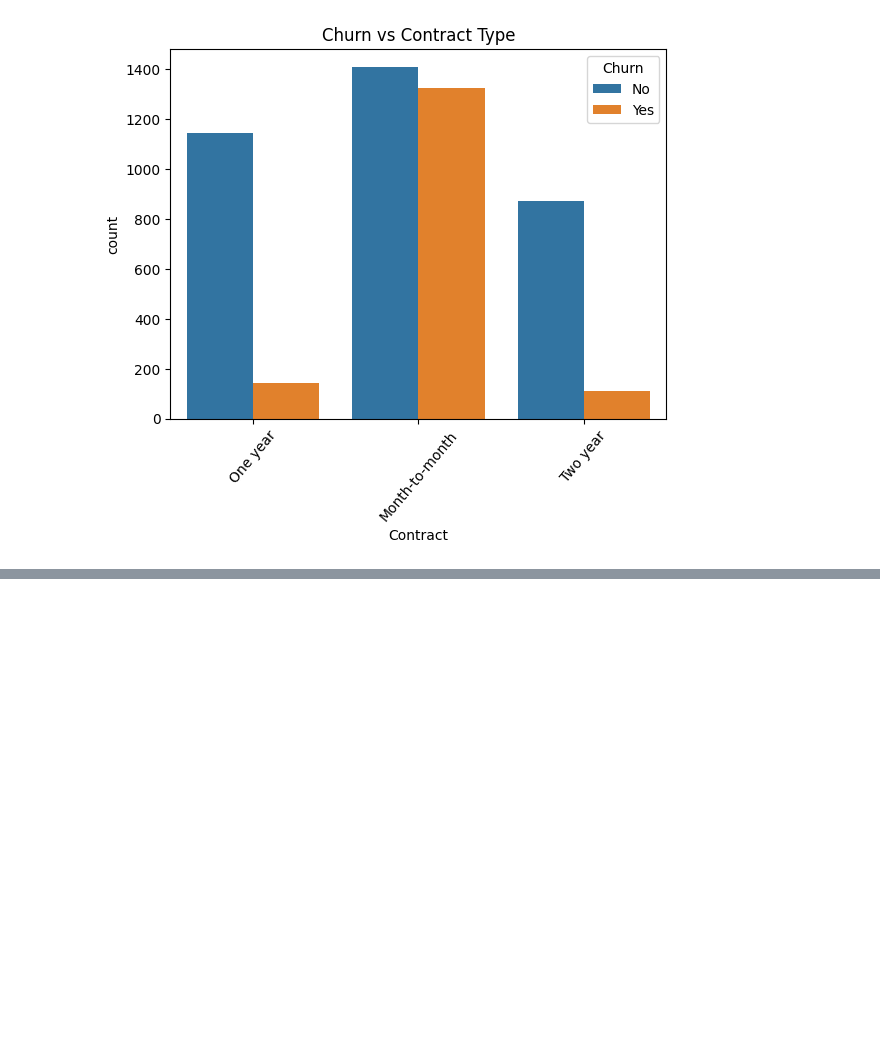
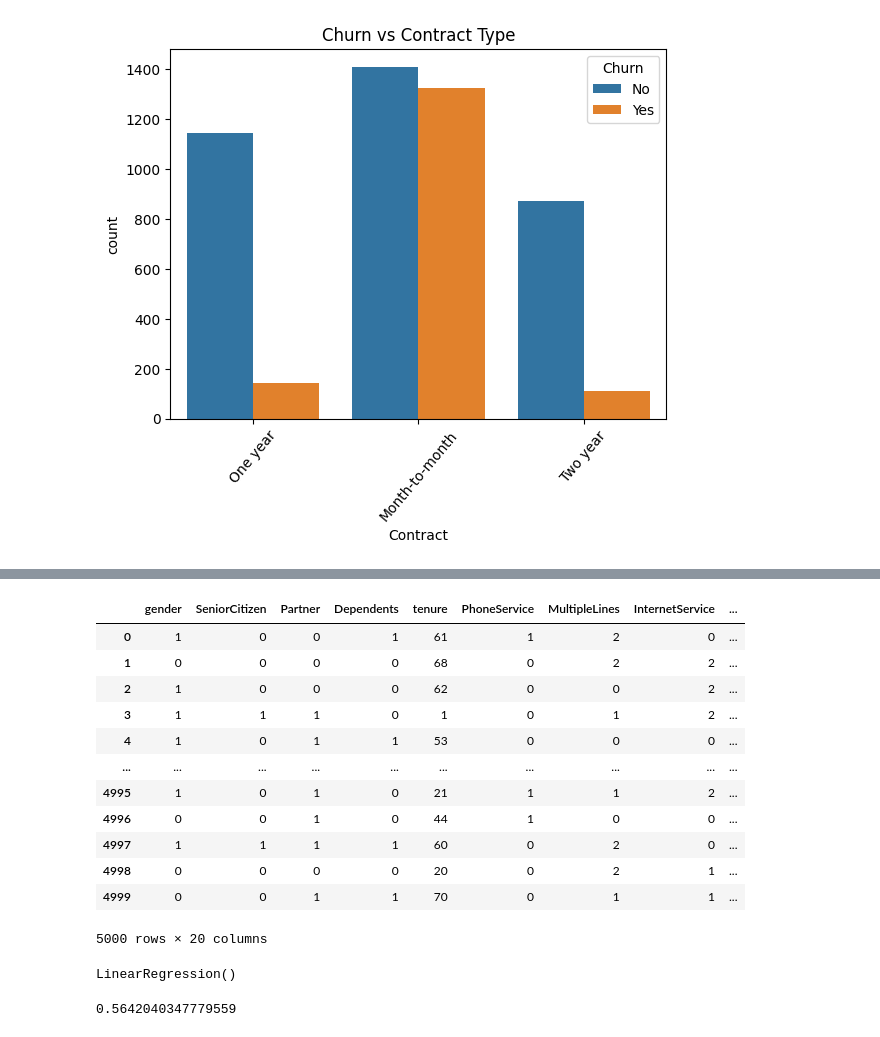
Before and after one commit to navyaanejathegreat/AI-ML-lab, a Jupyter notebook: lab4.ipynb, the cells around one changed output, grey strips where cells are left out. Cells and saved outputs as stored; diff of their text form; code cells hidden in the pictures; blank space fills up the shorter version.

```diff
--- a/lab4.ipynb
+++ b/lab4.ipynb
@@ -72,0 +132,18 @@ plt.show()
+# %%
+X=data.drop('Churn',axis=1)
+y=data['Churn']
+data
+# %% [output]
+|  | gender | SeniorCitizen | Partner | Dependents | tenure | PhoneService | MultipleLines | InternetService | ... |
+| 0 | 1 | 0 | 0 | 1 | 61 | 1 | 2 | 0 | ... |
+| 1 | 0 | 0 | 0 | 0 | 68 | 0 | 2 | 2 | ... |
+| 2 | 1 | 0 | 0 | 0 | 62 | 0 | 0 | 2 | ... |
+| 3 | 1 | 1 | 1 | 0 | 1 | 0 | 1 | 2 | ... |
+| 4 | 1 | 0 | 1 | 1 | 53 | 0 | 0 | 0 | ... |
+| ... | ... | ... | ... | ... | ... | ... | ... | ... | ... |
+| 4995 | 1 | 0 | 1 | 0 | 21 | 1 | 1 | 2 | ... |
+| 4996 | 0 | 0 | 1 | 0 | 44 | 1 | 0 | 0 | ... |
+| 4997 | 1 | 1 | 1 | 1 | 60 | 0 | 2 | 0 | ... |
+| 4998 | 0 | 0 | 0 | 0 | 20 | 0 | 2 | 1 | ... |
+| 4999 | 0 | 0 | 1 | 1 | 70 | 0 | 1 | 1 | ... |
+5000 rows × 20 columns
@@ -72,0 +153,8 @@ plt.show()
+# %%
+lm.fit(X_train,y_train)
+# %% [output]
+LinearRegression()
+# %%
+print(lm.intercept_)
+# %% [output]
+0.5642040347779559
```
Also changed, not shown: parts of 6 cells of this notebook, 3 other files.
